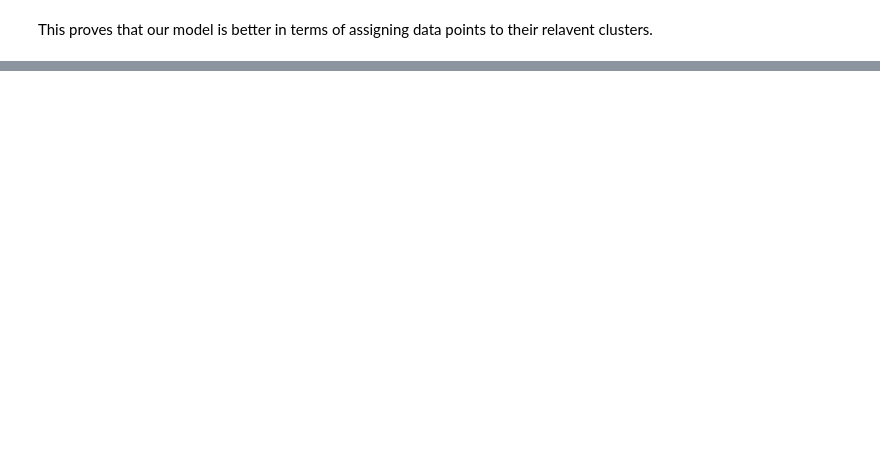
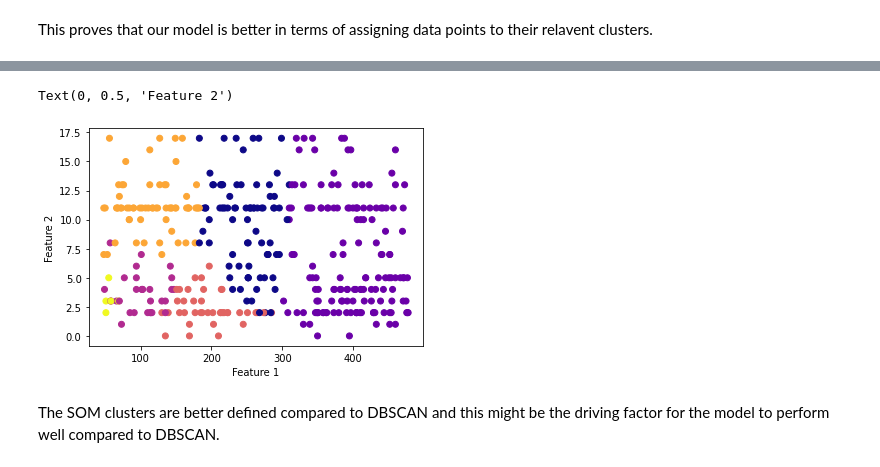
Before and after one commit to KrishnaPothula/EHR-Analysis, a Jupyter notebook: medical_records_extraction.ipynb, the cells around one changed output, grey strips where cells are left out. Drawn from its saved outputs; the diff is of its cells as text; code cells hidden in the pictures; blank space fills up the shorter version.

```diff
--- a/medical_records_extraction.ipynb
+++ b/medical_records_extraction.ipynb
@@ -392,0 +408,5 @@ This proves that our model is better in terms of assigning data points to their
+# %%
+labels = []
+for i in range(input_df.shape[0]):
+    labels.append(som.winner(input_numpy_arr_data[i]))
+input_df.insert(loc=0, column="labels_som", value=pd.Series(labels))
@@ -392,0 +422,10 @@ This proves that our model is better in terms of assigning data points to their
+# %%
+labels_list = pd.factorize(input_df['labels_som'].tolist())[0]
+plt.scatter(input_df.iloc[:, 2], input_df.iloc[:, 3], c=labels_list, cmap="plasma")
+plt.xlabel("Feature 1")
+plt.ylabel("Feature 2")
+# %% [output]
+Text(0, 0.5, 'Feature 2')
+[figure, added]
+# %% [markdown]
+The SOM clusters are better defined compared to DBSCAN and this might be the driving factor for the model to perform well compared to DBSCAN.
```
Also changed, not shown: parts of 15 cells of this notebook.
